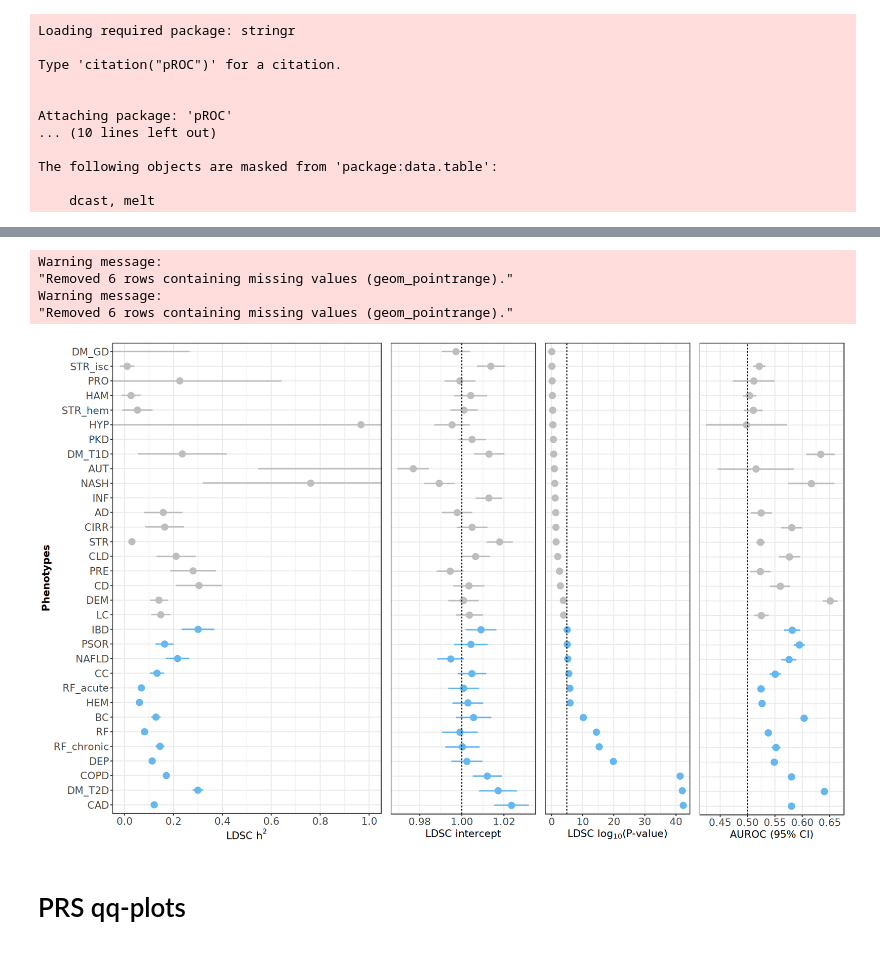
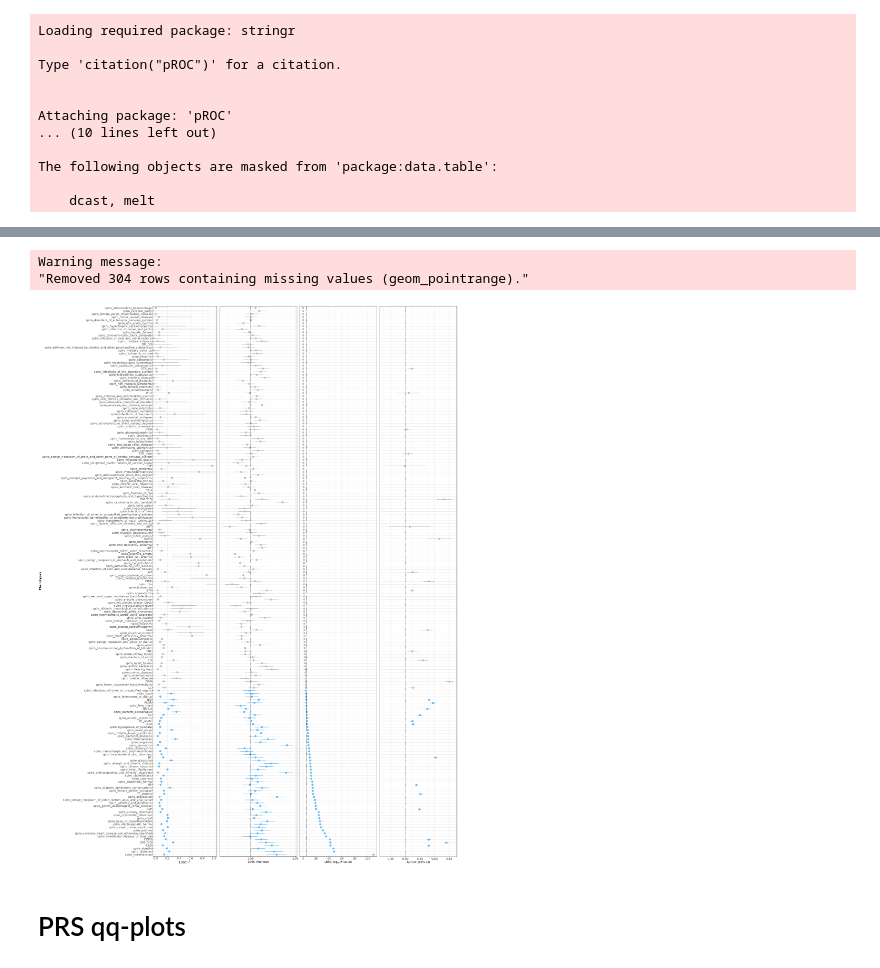
Before and after one commit to frhl/wes_ko_ukbb, a Jupyter notebook: notebooks/220829_transfer_figure5_plots.ipynb, the cells around one changed output, grey strips where cells are left out. Cells and saved outputs as stored; diff of their text form; code cells hidden in the pictures.

```diff
--- a/notebooks/220829_transfer_figure5_plots.ipynb
+++ b/notebooks/220829_transfer_figure5_plots.ipynb
@@ -196,15 +222,13 @@ p4 <- ggplot(res_bin,
         legend.position="none"
     ) + guides(color="none")
 # %%
-ggsave("derived/plots/220908_ldpred_ldsc_summary_combined.pdf", width = 13, height = 8)
-options(repr.plot.width=16, repr.plot.height=10)
+#ggsave("derived/plots/220908_ldpred_ldsc_summary_combined.pdf", width = 13, height = 8)
+options(repr.plot.width=30, repr.plot.height=40)
 cowplot::plot_grid(p1, p2, p3, p4, rel_widths = (c(0.45, 0.2, 0.2, 0.2)), ncol = 4, nrow = 1)
 # %% [output]
 Warning message:
-"Removed 6 rows containing missing values (geom_pointrange)."
-Warning message:
-"Removed 6 rows containing missing values (geom_pointrange)."
+"Removed 304 rows containing missing values (geom_pointrange)."
-[figure, old version]
+[figure, new version]
 # %%
 # Note, that PKD_combined is not shown because the estimate goes beyond the borders.
 # %% [markdown]
```
Also changed, not shown: parts of 6 cells of this notebook, 2 other files.
